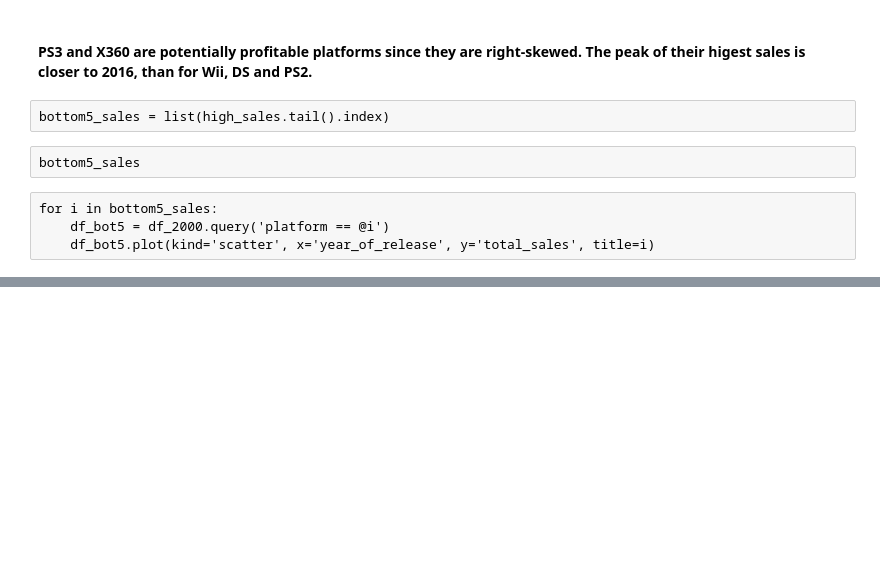
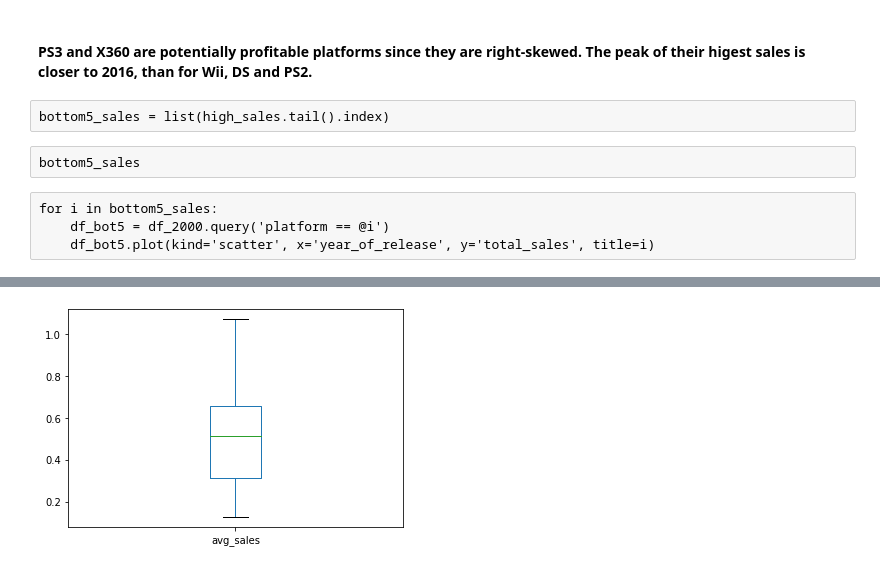
Before and after one commit to Alumasa/data_science_practicum, a Jupyter notebook: Integrated Project v1.ipynb, the cells around one changed output, grey strips where cells are left out. Cells and saved outputs as stored; diff of their text form; code cells hidden in the pictures; blank space fills up the shorter version.

```diff
--- a/Integrated Project v1.ipynb
+++ b/Integrated Project v1.ipynb
@@ -407,0 +441,4 @@ for i in bottom5_sales:
+# %%
+platform_sales['avg_sales'].plot(kind='box');
+# %% [output]
+[figure, added]
```
Also changed, not shown: parts of 5 cells of this notebook.
